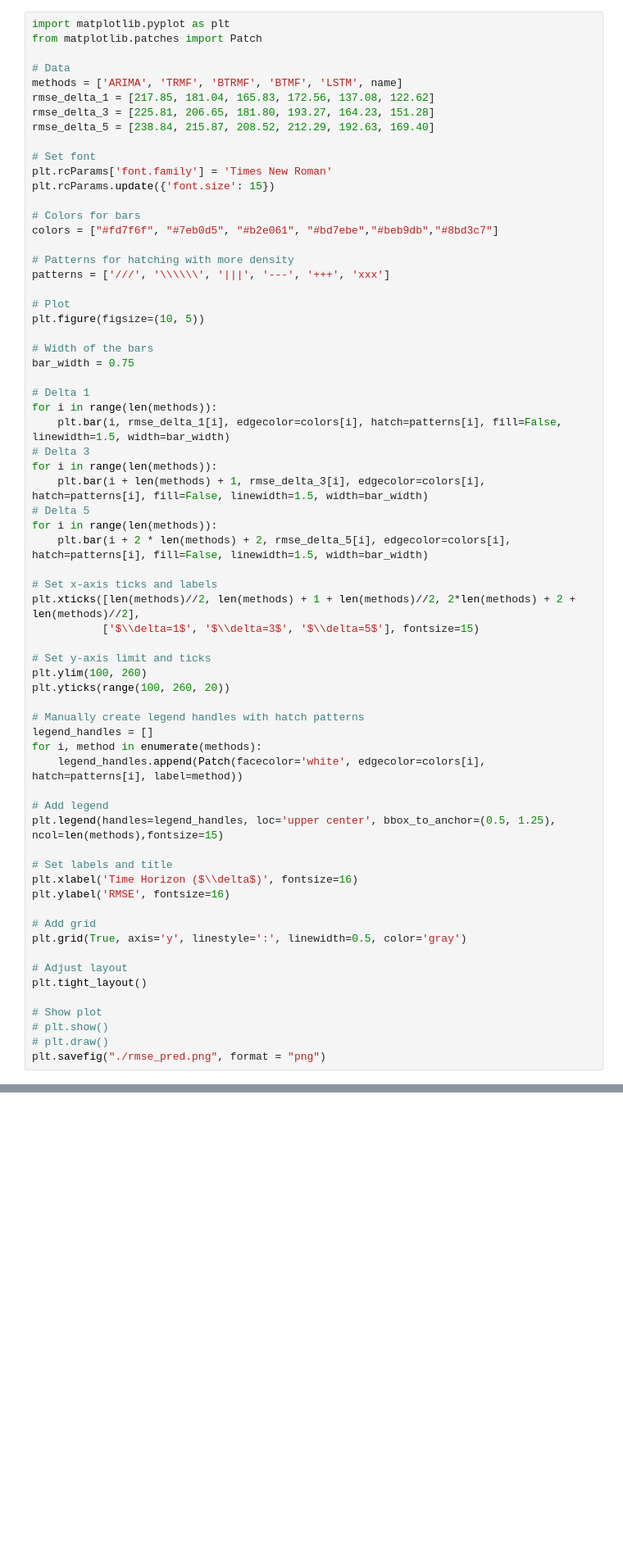
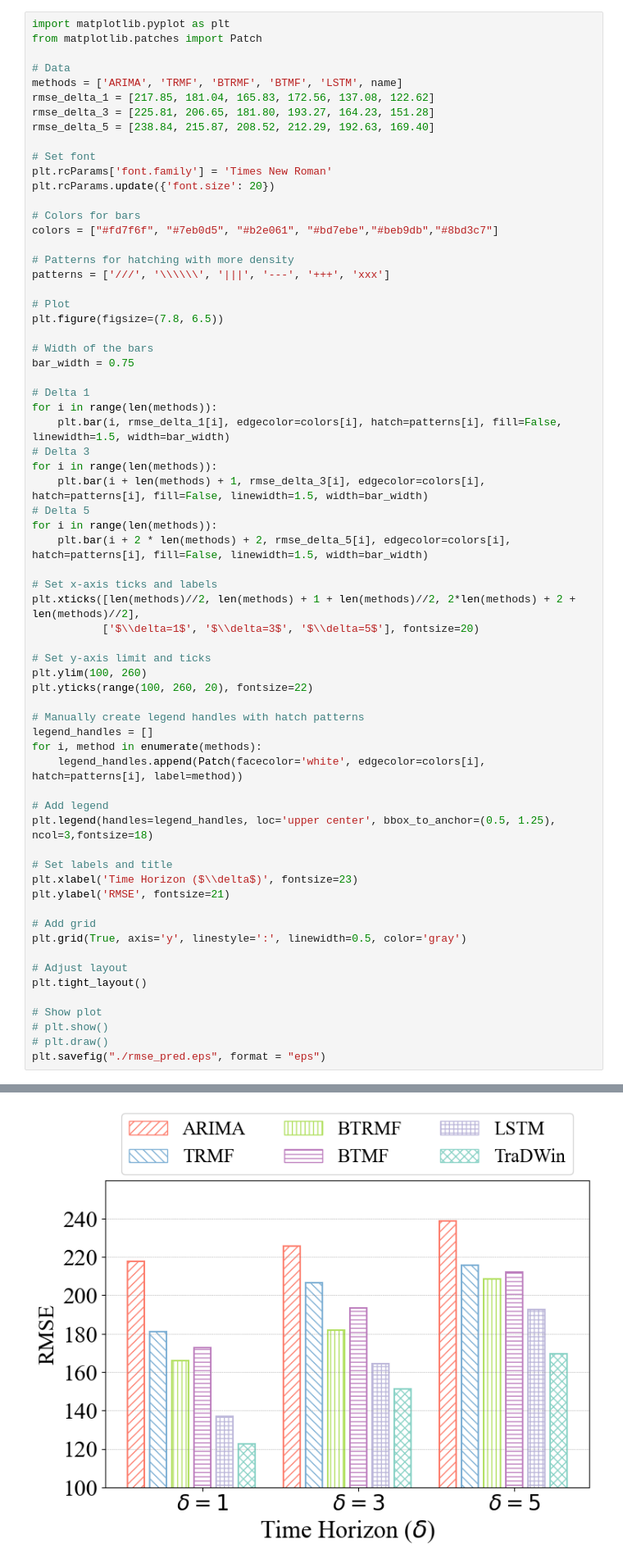
Before and after one commit to Networking-lab-iitbhu/tradwin-mtp, a Jupyter notebook: plots/graph2.ipynb, the cells around one changed output, grey strips where cells are left out. Shown: that part at 82% size. Drawn from its saved outputs; the diff is of its cells as text; blank space fills up the shorter version.

Commit message:
adjust plots, add fig descriptions

```diff
--- a/plots/graph2.ipynb
+++ b/plots/graph2.ipynb
@@ -127,7 +131,7 @@ rmse_delta_5 = [238.84, 215.87, 208.52, 212.29, 192.63, 169.40]
 
 # Set font
 plt.rcParams['font.family'] = 'Times New Roman'
-plt.rcParams.update({'font.size': 15})
+plt.rcParams.update({'font.size': 20})
 
 # Colors for bars
 colors = ["#fd7f6f", "#7eb0d5", "#b2e061", "#bd7ebe","#beb9db","#8bd3c7"]
@@ -136,7 +140,7 @@ colors = ["#fd7f6f", "#7eb0d5", "#b2e061", "#bd7ebe","#beb9db","#8bd3c7"]
 patterns = ['///', '\\\\\\', '|||', '---', '+++', 'xxx']
 
 # Plot
-plt.figure(figsize=(10, 5))
+plt.figure(figsize=(7.8, 6.5))
 
 # Width of the bars
 bar_width = 0.75
@@ -153,11 +157,11 @@ for i in range(len(methods)):
 
 # Set x-axis ticks and labels
 plt.xticks([len(methods)//2, len(methods) + 1 + len(methods)//2, 2*len(methods) + 2 + len(methods)//2],
-           ['$\\delta=1$', '$\\delta=3$', '$\\delta=5$'], fontsize=15)
+           ['$\\delta=1$', '$\\delta=3$', '$\\delta=5$'], fontsize=20)
 
 # Set y-axis limit and ticks
 plt.ylim(100, 260)
-plt.yticks(range(100, 260, 20))
+plt.yticks(range(100, 260, 20), fontsize=22)
 
 # Manually create legend handles with hatch patterns
 legend_handles = []
@@ -165,11 +169,11 @@ for i, method in enumerate(methods):
     legend_handles.append(Patch(facecolor='white', edgecolor=colors[i], hatch=patterns[i], label=method))
 
 # Add legend
-plt.legend(handles=legend_handles, loc='upper center', bbox_to_anchor=(0.5, 1.25), ncol=len(methods),fontsize=15)
+plt.legend(handles=legend_handles, loc='upper center', bbox_to_anchor=(0.5, 1.25), ncol=3,fontsize=18)
 
 # Set labels and title
-plt.xlabel('Time Horizon ($\\delta$)', fontsize=16)
-plt.ylabel('RMSE', fontsize=16)
+plt.xlabel('Time Horizon ($\\delta$)', fontsize=23)
+plt.ylabel('RMSE', fontsize=21)
 
 # Add grid
 plt.grid(True, axis='y', linestyle=':', linewidth=0.5, color='gray')
@@ -180,4 +184,5 @@ plt.tight_layout()
 # Show plot
 # plt.show()
 # plt.draw()
-plt.savefig("./rmse_pred.png", format = "png")
+plt.savefig("./rmse_pred.eps", format = "eps")
+# %% [output]
@@ -184,3 +190,4 @@ plt.savefig("./rmse_pred.png", format = "png")
+[figure, added]
 # %%
 import matplotlib.pyplot as plt
 from matplotlib.patches import Patch
```
Also changed, not shown: parts of 6 cells of this notebook, 21 other files.
